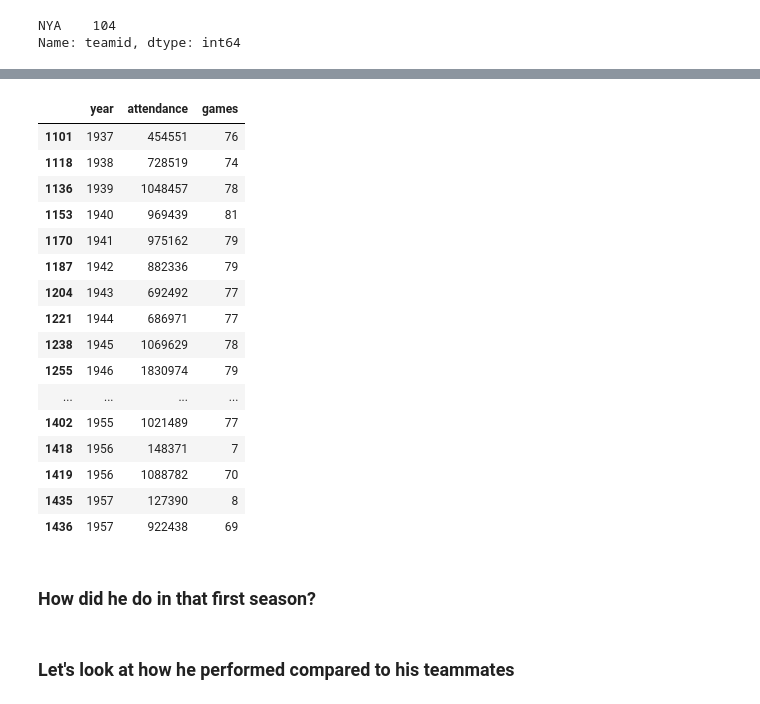
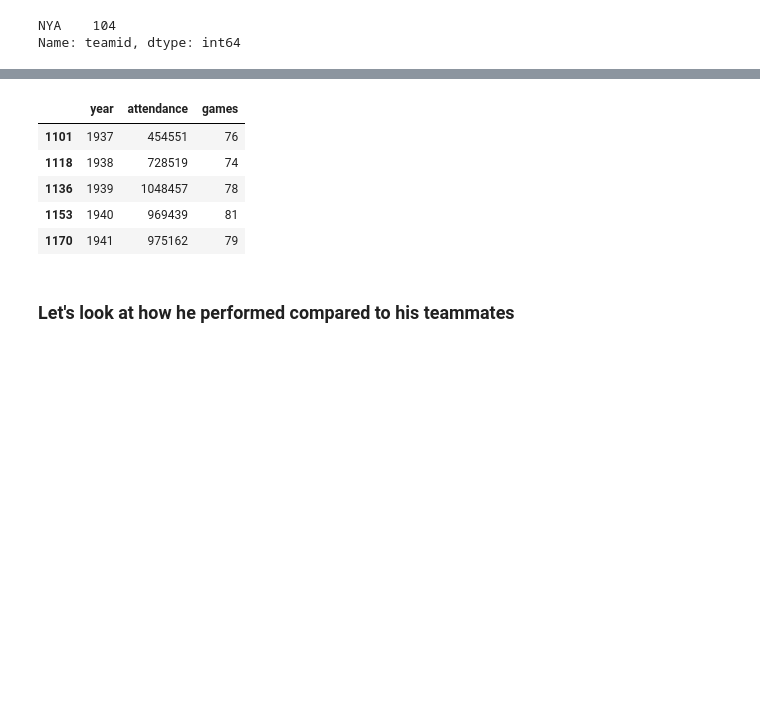
Before and after one commit to mwbarnesy/capstone, a Jupyter notebook: notebooks/lahman-mwb.ipynb, the cells around one changed output, grey strips where cells are left out. Saved outputs shown, nothing was run; the diff lists cells and outputs as text; code cells hidden in the pictures; blank space fills up the shorter version.

```diff
--- a/notebooks/lahman-mwb.ipynb
+++ b/notebooks/lahman-mwb.ipynb
@@ -373,27 +179,14 @@ Index(['yearid', 'lgid', 'teamid', 'franchid', 'divid', 'rank', 'g', 'ghome',
 # %%
 dodgers_record = dodgers_teams[['yearid', 'rank', 'ghome', 'w', 'l', 'lgwin', 'wswin', 'attendance']]
 # %%
-dodgers_attendance[['year', 'attendance', 'games']]
+dodgers_attendance[['year', 'attendance', 'games']].head()
 # %% [output]
 |  | year | attendance | games |
 | 1101 | 1937 | 454551 | 76 |
 | 1118 | 1938 | 728519 | 74 |
 | 1136 | 1939 | 1048457 | 78 |
 | 1153 | 1940 | 969439 | 81 |
 | 1170 | 1941 | 975162 | 79 |
-| 1187 | 1942 | 882336 | 79 |
-| 1204 | 1943 | 692492 | 77 |
-| 1221 | 1944 | 686971 | 77 |
-| 1238 | 1945 | 1069629 | 78 |
-| 1255 | 1946 | 1830974 | 79 |
-| ... | ... | ... | ... |
-| 1402 | 1955 | 1021489 | 77 |
-| 1418 | 1956 | 148371 | 7 |
-| 1419 | 1956 | 1088782 | 70 |
-| 1435 | 1957 | 127390 | 8 |
-| 1436 | 1957 | 922438 | 69 |
-# %% [markdown]
-### How did he do in that first season?
 # %%
 batting_1947 = batting_df[batting_df['yearid'] == 1947]
 # %%
```
Also changed, not shown: parts of 22 cells of this notebook.
